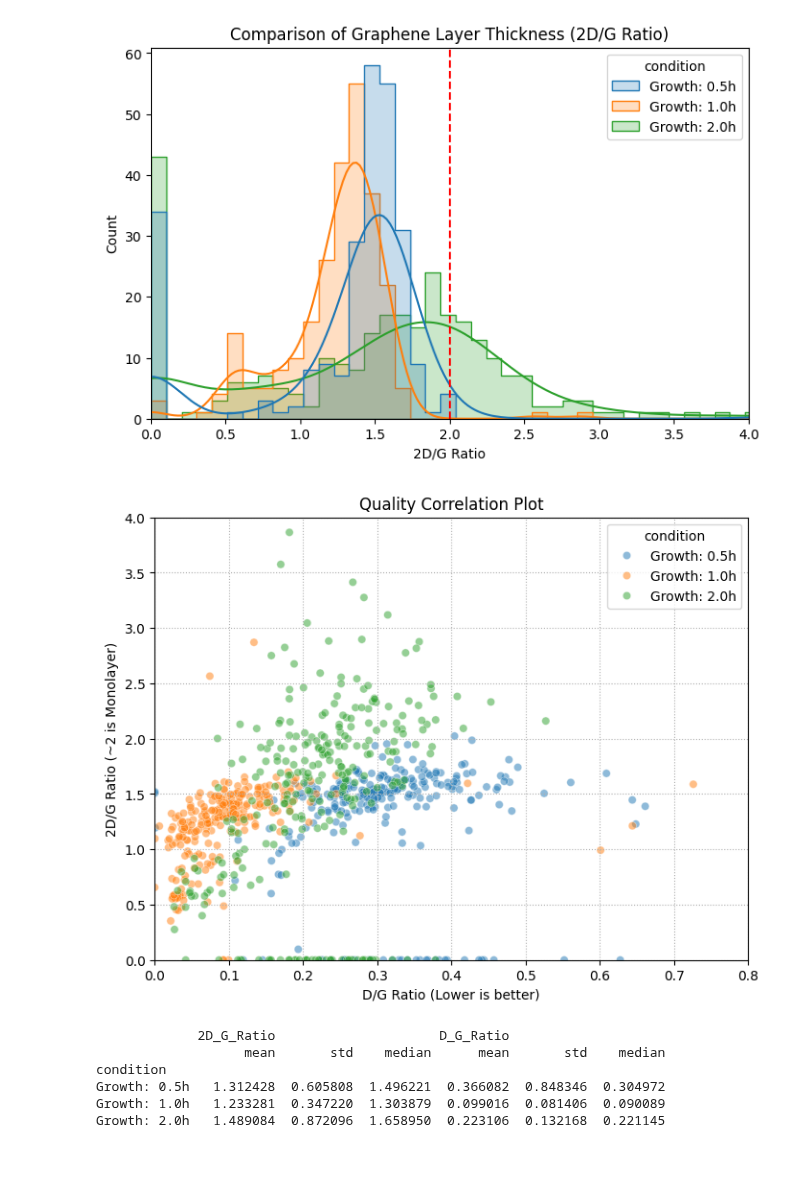
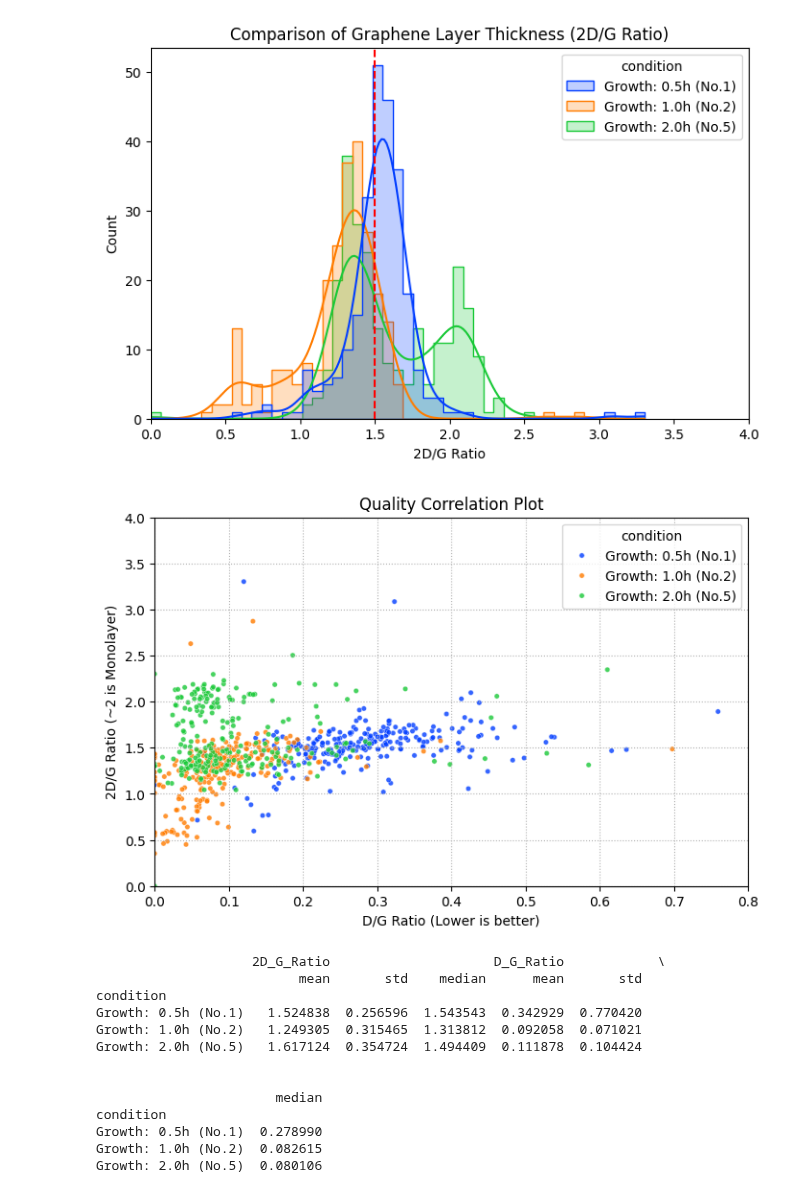
Before and after one commit to ebinakai/katolab-graph-visualize, a Jupyter notebook: graphen.ipynb, the cells around one changed output. Cells and saved outputs as stored; diff of their text form; code cells hidden in the pictures; blank space fills up the shorter version.

```diff
--- a/graphen.ipynb
+++ b/graphen.ipynb
@@ -4,18 +4,20 @@ import seaborn as sns
 import matplotlib.pyplot as plt
 # %%
 def plot_raman_analysis(df_all):
+    sns.set_palette("bright")
+
     # 1. 2D/G比のヒストグラム比較
     plt.figure(figsize=(8, 5))
     sns.histplot(data=df_all, x="2D_G_Ratio", hue="condition", kde=True, element="step")
-    plt.axvline(2.0, color='red', linestyle='--', label='Monolayer Threshold')
+    plt.axvline(1.5, color='red', linestyle='--', label='Monolayer Threshold')
     plt.title("Comparison of Graphene Layer Thickness (2D/G Ratio)")
     plt.xlabel("2D/G Ratio")
     plt.xlim(0, 4)
     plt.show()
 
     # 2. 2D/G vs D/G 相関散布図
-    plt.figure(figsize=(8, 6))
-    sns.scatterplot(data=df_all, x="D_G_Ratio", y="2D_G_Ratio", hue="condition", alpha=0.5)
+    plt.figure(figsize=(8, 5))
+    sns.scatterplot(data=df_all, x="D_G_Ratio", y="2D_G_Ratio", hue="condition", alpha=0.8, s=15)
     plt.title("Quality Correlation Plot")
     plt.xlabel("D/G Ratio (Lower is better)")
     plt.ylabel("2D/G Ratio (~2 is Monolayer)")
@@ -49,28 +58,50 @@ CH4:5sccm    0.380877  0.050824  0.376653  0.112736  0.026259  0.115634
 # %%
+df_list = []
+
 df1 = pd.read_csv("output/spectra_mapping/S1/quantitative_results.csv")
-df1['condition'] = 'Growth: 0.5h'
+df1['condition'] = 'Growth: 0.5h (No.1)'
+df_list.append(df1)
+
 df2 = pd.read_csv("output/spectra_mapping/S2/quantitative_results.csv")
-df2['condition'] = 'Growth: 1.0h'
-# df3 = pd.read_csv("output/spectra_mapping/S5/quantitative_results.csv")
-# df3['condition'] = 'Growth: 2.0h'
-# df3 = pd.read_csv("output/spectra_mapping/S7/quantitative_results.csv")
-# df3['condition'] = 'Growth: 2.0h'
-df3 = pd.read_csv("output/spectra_mapping/S8/quantitative_results.csv")
-df3['condition'] = 'Growth: 2.0h'
-# df3 = pd.read_csv("output/spectra_mapping/S11/quantitative_results.csv")
-# df3['condition'] = 'Growth: 2.0h'
-# df3 = pd.read_csv("output/spectra_mapping/S11b/quantitative_results.csv")
-# df3['condition'] = 'Growth: 2.0h'
+df2['condition'] = 'Growth: 1.0h (No.2)'
+df_list.append(df2)
+
+df5 = pd.read_csv("output/spectra_mapping/S5/quantitative_results.csv")
+df5['condition'] = 'Growth: 2.0h (No.5)'
+df_list.append(df5)
+
+# df7 = pd.read_csv("output/spectra_mapping/S7/quantitative_results.csv")
+# df7['condition'] = 'Growth: 2.0h'
+# df_list.append(df7)
+
+# df8 = pd.read_csv("output/spectra_mapping/S8/quantitative_results.csv")
+# df8['condition'] = 'Growth: 2.0h'
+# df_list.append(df8)
 
 
-df_all = pd.concat([df1, df2, df3], ignore_index=True)
+# df11 = pd.read_csv("output/spectra_mapping/S11/quantitative_results.csv")
+# df11['condition'] = 'Growth: 2.0h'
+# df_list.append(df11)
+
+# df11b = pd.read_csv("output/spectra_mapping/S11b/quantitative_results.csv")
+# df11b['condition'] = 'Growth: 2.0h'
+# df_list.append(df11b)
+
+df_all = pd.concat(df_list, ignore_index=True)
 plot_raman_analysis(df_all)
 # %% [output]
-[figure, old version]
+[figure, new version]
-[figure, old version]
+[figure, new version]
-             2D_G_Ratio                     D_G_Ratio
-                   mean       std    median      mean       std    median
+                    2D_G_Ratio                     D_G_Ratio            \
+                          mean       std    median      mean       std
 condition
-Growth: 0.5h   1.312428  0.605808  1.496221  0.366082  0.848346  0.304972
-Growth: 1.0h   1.233281  0.347220  1.303879  0.099016  0.081406  0.090089
-Growth: 2.0h   1.489084  0.872096  1.658950  0.223106  0.132168  0.221145
+Growth: 0.5h (No.1)   1.524838  0.256596  1.543543  0.342929  0.770420
+Growth: 1.0h (No.2)   1.249305  0.315465  1.313812  0.092058  0.071021
+Growth: 2.0h (No.5)   1.617124  0.354724  1.494409  0.111878  0.104424
+
+
+                       median
+condition
+Growth: 0.5h (No.1)  0.278990
+Growth: 1.0h (No.2)  0.082615
+Growth: 2.0h (No.5)  0.080106
```
Also changed, not shown: parts of 2 cells of this notebook, 1 other file.
